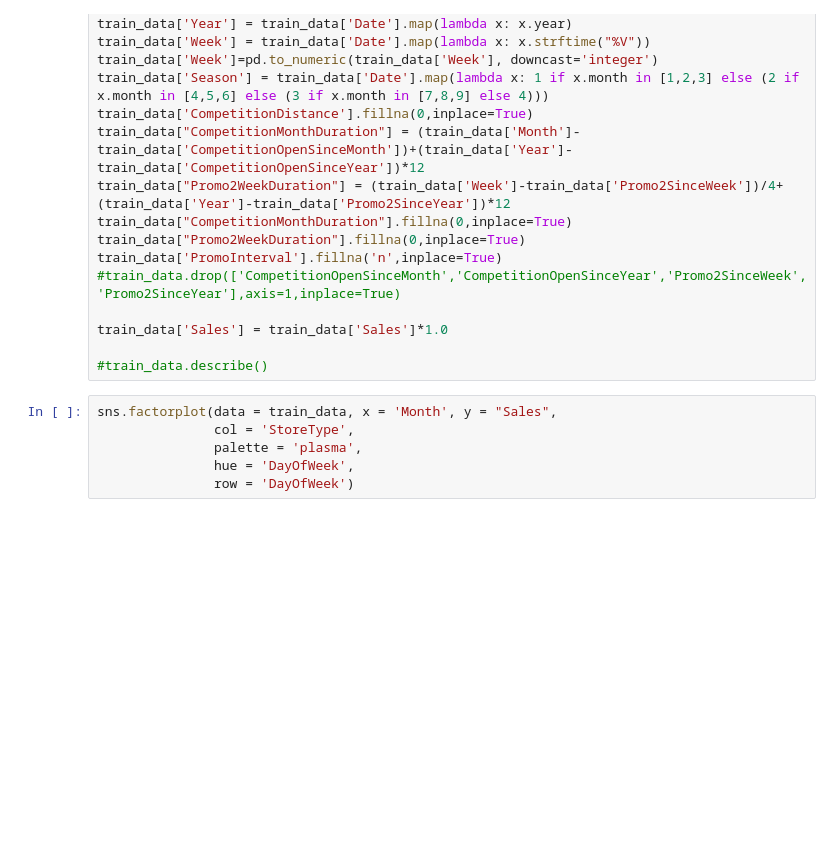
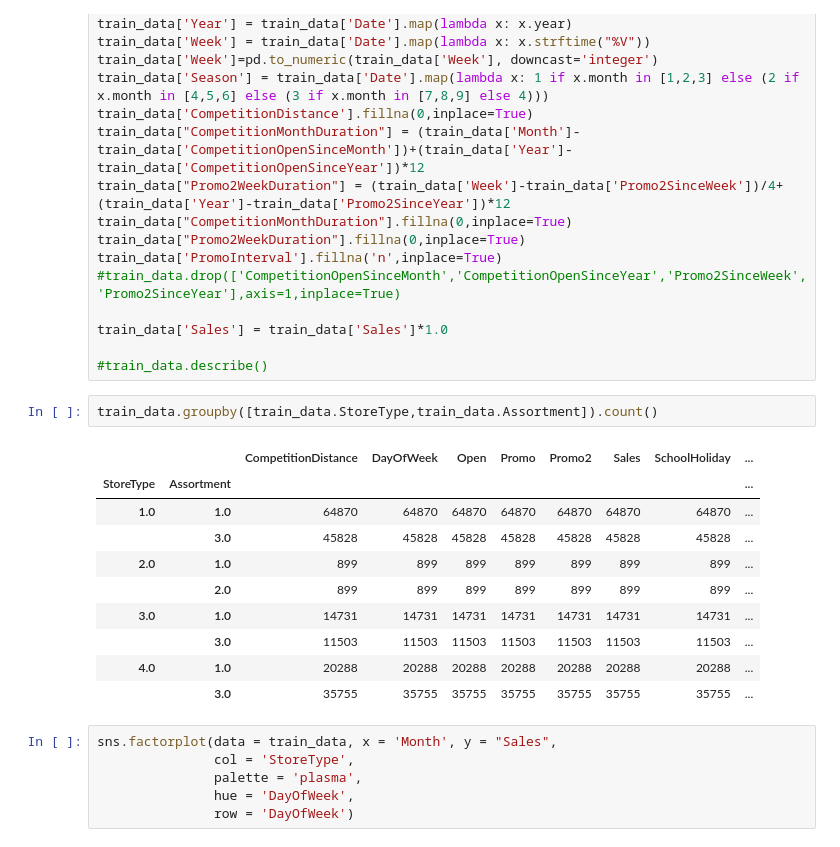
Before and after one commit to roysakura/MLND-projects, a Jupyter notebook: final_project/rossmann/Rossmann Forecast.ipynb, the cells around one changed output. Cells and saved outputs as stored; diff of their text form; blank space fills up the shorter version.

```diff
--- a/final_project/rossmann/Rossmann Forecast.ipynb
+++ b/final_project/rossmann/Rossmann Forecast.ipynb
@@ -391,6 +404,19 @@ train_data['PromoInterval'].fillna('n',inplace=True)
 train_data['Sales'] = train_data['Sales']*1.0
 
 #train_data.describe()
+# %%
+train_data.groupby([train_data.StoreType,train_data.Assortment]).count()
+# %% [output]
+|  |  | CompetitionDistance | DayOfWeek | Open | Promo | Promo2 | Sales | SchoolHoliday | ... |
+| StoreType | Assortment |  |  |  |  |  |  |  | ... |
+| 1.0 | 1.0 | 64870 | 64870 | 64870 | 64870 | 64870 | 64870 | 64870 | ... |
+|  | 3.0 | 45828 | 45828 | 45828 | 45828 | 45828 | 45828 | 45828 | ... |
+| 2.0 | 1.0 | 899 | 899 | 899 | 899 | 899 | 899 | 899 | ... |
+|  | 2.0 | 899 | 899 | 899 | 899 | 899 | 899 | 899 | ... |
+| 3.0 | 1.0 | 14731 | 14731 | 14731 | 14731 | 14731 | 14731 | 14731 | ... |
+|  | 3.0 | 11503 | 11503 | 11503 | 11503 | 11503 | 11503 | 11503 | ... |
+| 4.0 | 1.0 | 20288 | 20288 | 20288 | 20288 | 20288 | 20288 | 20288 | ... |
+|  | 3.0 | 35755 | 35755 | 35755 | 35755 | 35755 | 35755 | 35755 | ... |
 # %%
 sns.factorplot(data = train_data, x = 'Month', y = "Sales",
                col = 'StoreType',
```
Also changed, not shown: parts of 9 cells of this notebook.
